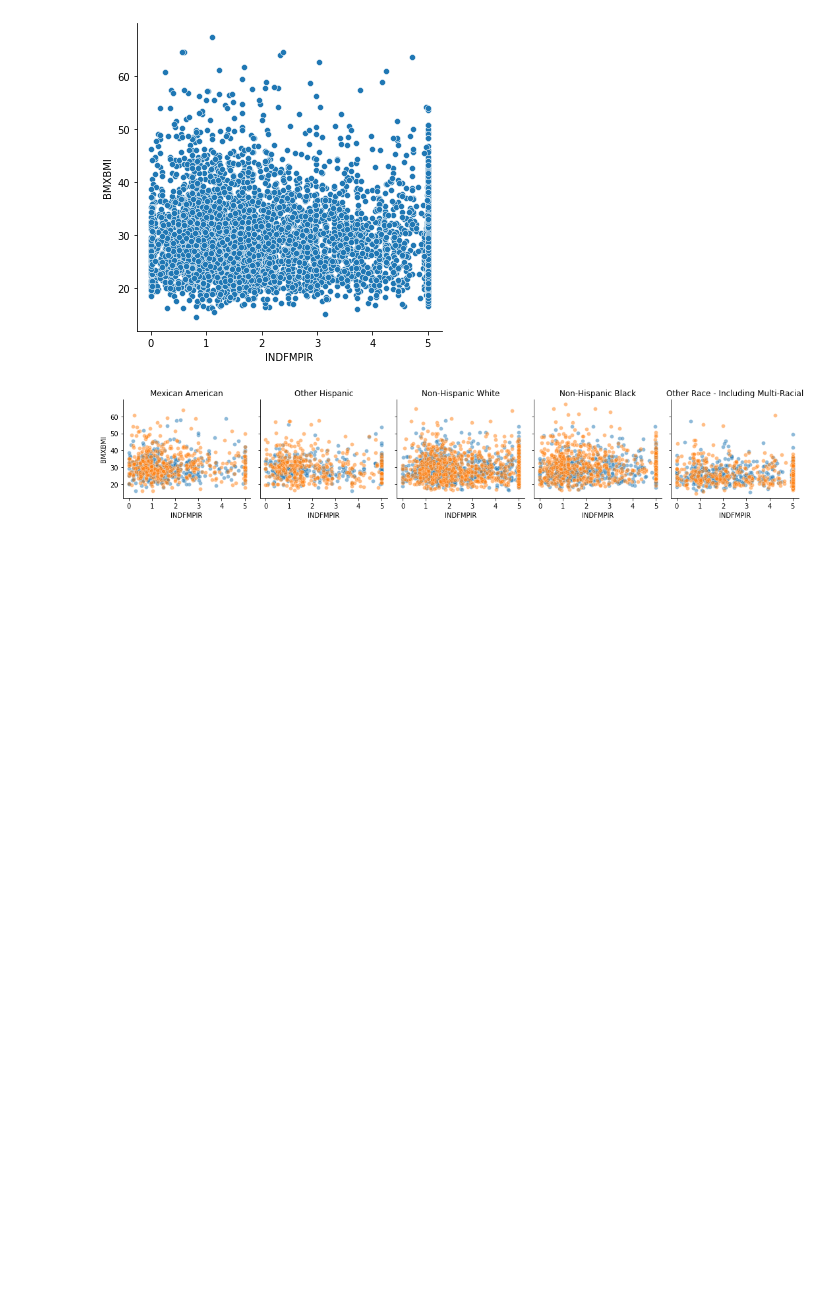
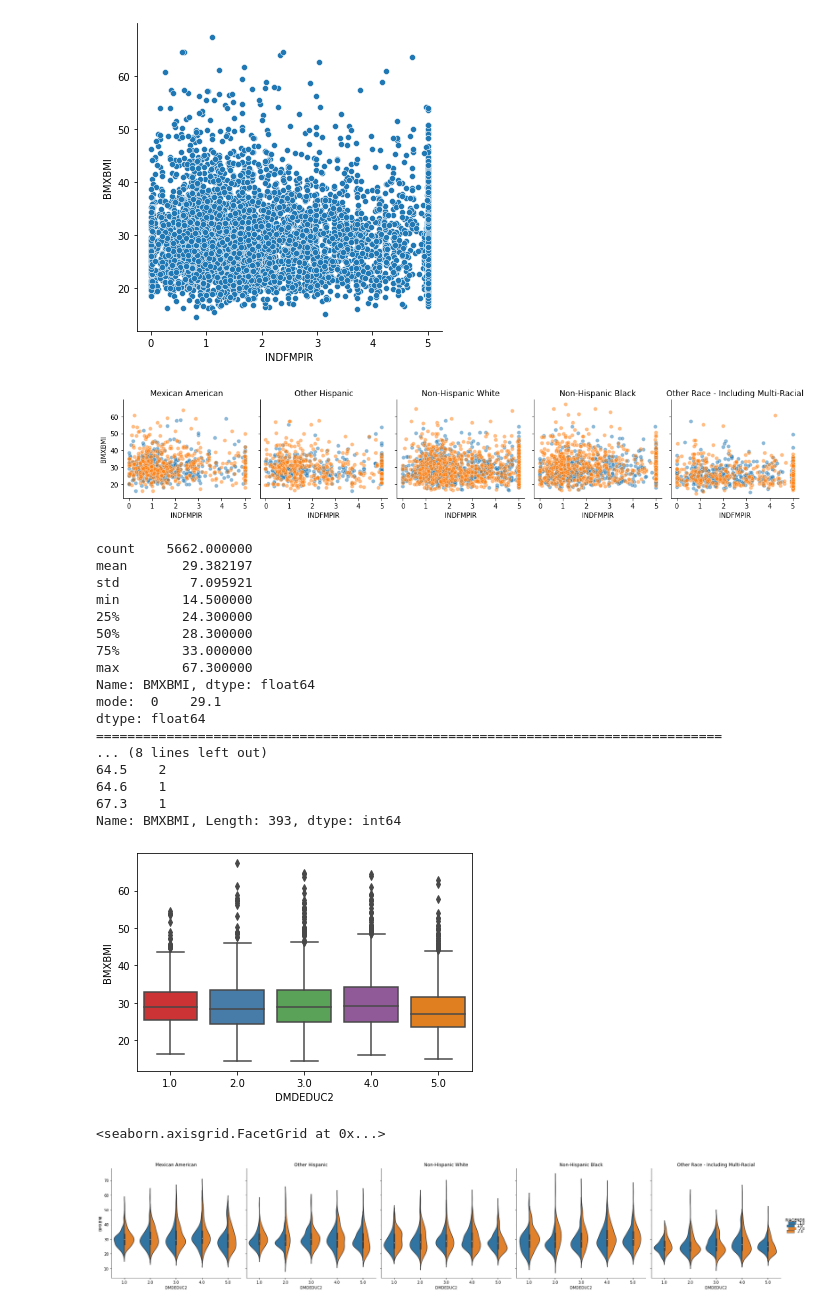
Before and after one commit to meRveet/pythonprojects, a Jupyter notebook: nhanesanalysis/Project_One_NHANES.ipynb, the cells around one changed output. Cells and saved outputs as stored; diff of their text form; code cells hidden in the pictures; blank space fills up the shorter version.

```diff
--- a/nhanesanalysis/Project_One_NHANES.ipynb
+++ b/nhanesanalysis/Project_One_NHANES.ipynb
@@ -237,0 +413,38 @@ for x in range(len(titles)):
+# %%
+# - Explore if education status affect their weight outcome
+#   - Compare within sample population
+#   - Compare between each Ethnic group
+
+eduplot = pd.concat([dfcont, dfcat.loc[:,['RIAGENDR','RIDRETH1','DMDEDUC2']]], axis=1)
+
+#Function has been defined in above cells. Plotting to compare between each education level for the sample population
+quantitative_summarized(eduplot, x='DMDEDUC2', y='BMXBMI')
+
+#Plotting to comparing between each ethinic group
+f = sns.catplot(data=eduplot, x='DMDEDUC2', y='BMXBMI', hue= 'RIAGENDR', col= 'RIDRETH1', kind= 'violin', split= True)
+titles = ["Mexican American","Other Hispanic","Non-Hispanic White","Non-Hispanic Black","Other Race - Including Multi-Racial"]
+axes = f.axes.flatten()
+for x in range(len(titles)):
+        axes[x].set_title(titles[x])
+f.add_legend()
+# %% [output]
+count    5662.000000
+mean       29.382197
+std         7.095921
+min        14.500000
+25%        24.300000
+50%        28.300000
+75%        33.000000
+max        67.300000
+Name: BMXBMI, dtype: float64
+mode:  0    29.1
+dtype: float64
+================================================================================
+... (8 lines left out)
+64.5    2
+64.6    1
+67.3    1
+Name: BMXBMI, Length: 393, dtype: int64
+[figure, added]
+<seaborn.axisgrid.FacetGrid at 0x...>
+[figure, added]
```
Also changed, not shown: parts of 12 cells of this notebook, 1 other file.
